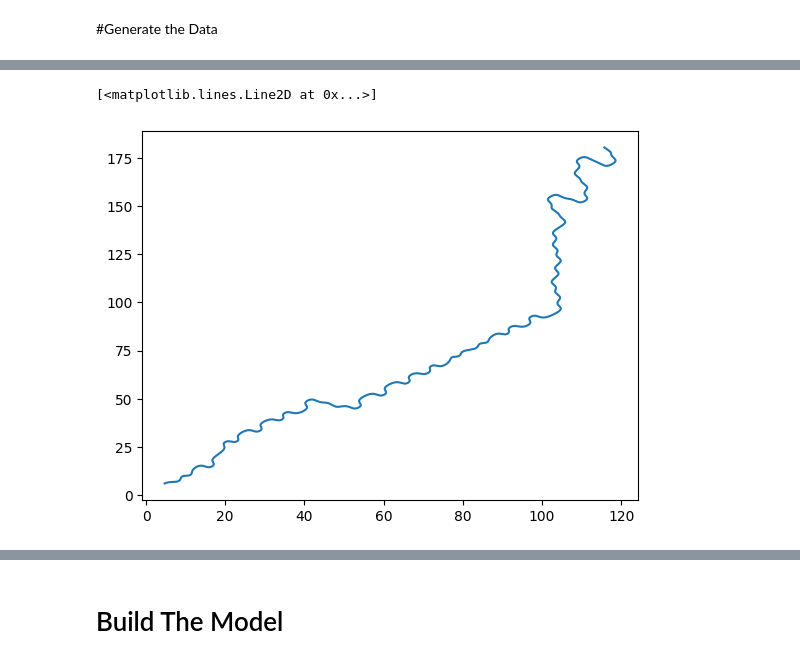
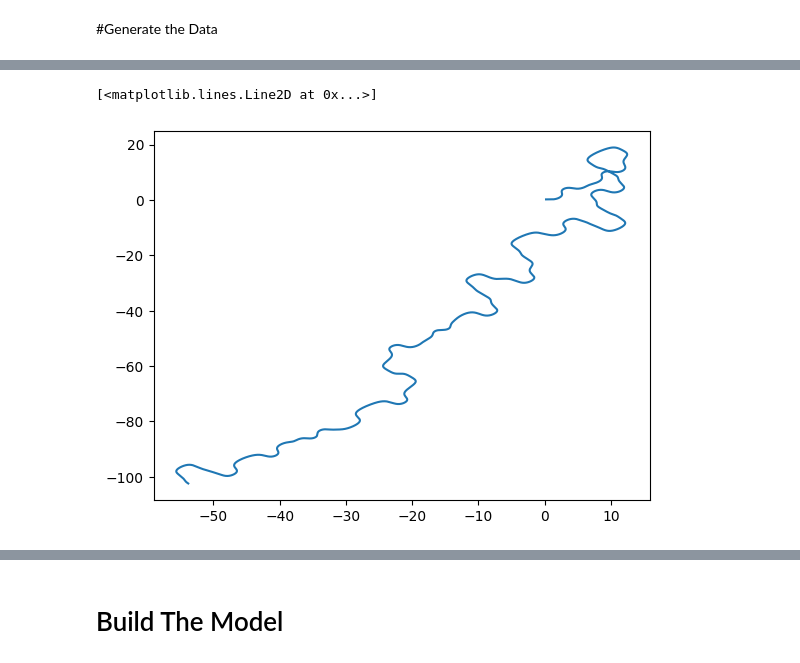
Before and after one commit to jakedorman64/internship, a Jupyter notebook: Double_Pendulum_NeuralODE.ipynb, the cells around one changed output, grey strips where cells are left out. Cells and saved outputs as stored; diff of their text form; code cells hidden in the pictures.

```diff
--- a/Double_Pendulum_NeuralODE.ipynb
+++ b/Double_Pendulum_NeuralODE.ipynb
@@ -105,8 +114,8 @@ def generate_initial_point(simple:bool, perturb = 0.2):
   if simple == True:
     theta_1_init = perturb
     theta_2_init = perturb
-    omega_1_init = -2
-    omega_2_init = -2
+    omega_1_init = 2
+    omega_2_init = 0
   # Otherwise, generate with random initial point.
   else:
     key, subkey = random.split(random.PRNGKey(int(time.time())))
@@ -123,15 +132,15 @@ def generate_initial_point(simple:bool, perturb = 0.2):
 # %%
 """Generate and print our data."""
 
 # Make our time array:
 tsteps = jnp.linspace(0, total_time, data_points)
 
-init = generate_initial_point(False)
+init = generate_initial_point(True)
 generated_data = odeint(dy_dt, init, tsteps, g)
 plt.plot(generated_data[:, 0], generated_data[:, 1])
 # %% [output]
 [<matplotlib.lines.Line2D at 0x...>]
-[figure, old version]
+[figure, new version]
 # %%
 """Normalise and print our generated data."""
 
```
Also changed, not shown: parts of 13 cells of this notebook.
